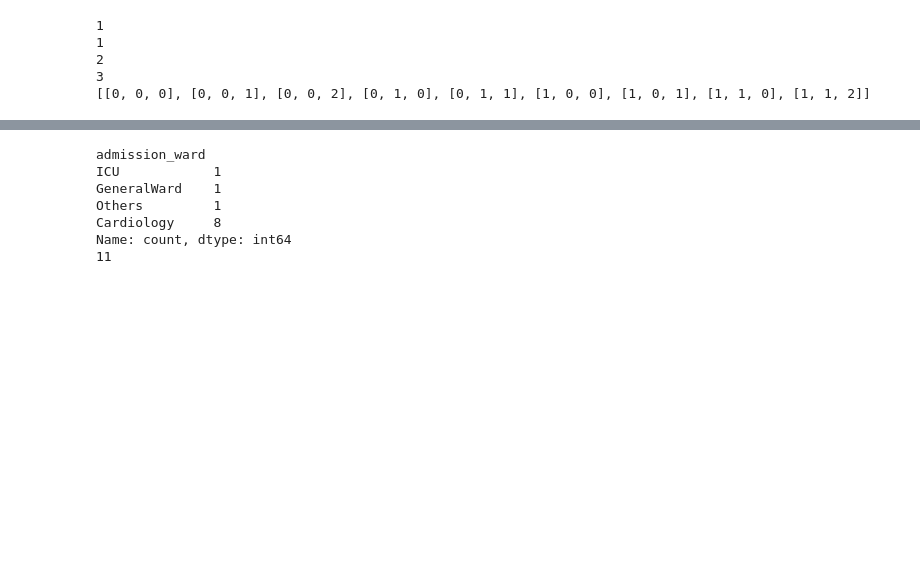
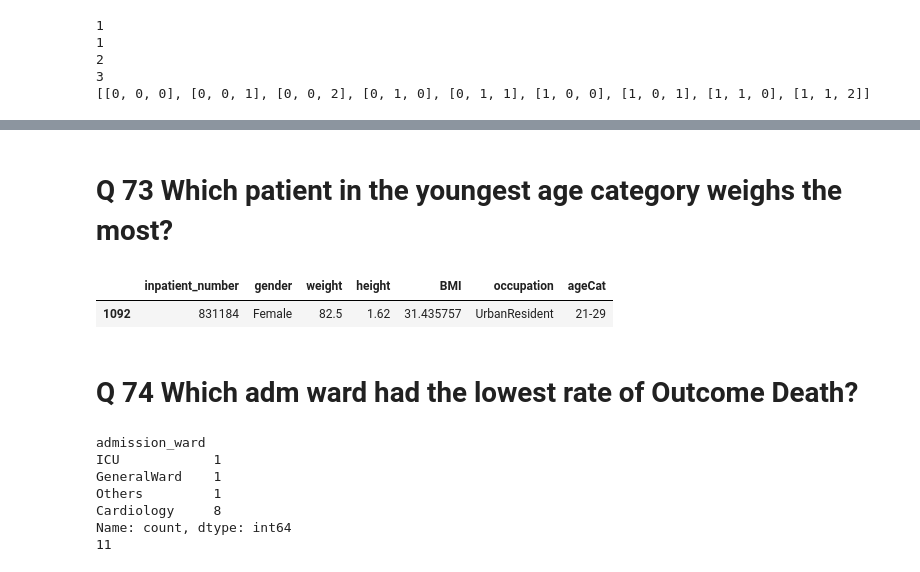
Before and after one commit to bolisettybrt/jupyterjewels-24, a Jupyter notebook: Ragini_finalcode.ipynb, the cells around one changed output, grey strips where cells are left out. Drawn from its saved outputs; the diff is of its cells as text; code cells hidden in the pictures; blank space fills up the shorter version.

```diff
--- a/Ragini_finalcode.ipynb
+++ b/Ragini_finalcode.ipynb
@@ -176,3 +203,19 @@ Result with condition:
+# %% [markdown]
+# Q 73 Which patient in the youngest age category weighs the most?
+# %%
+import pandas as pd
+data_file=("Cardiac_Outcomes.xlsx ")
+
+all_sheets=pd.read_excel(data_file,sheet_name=None)
+Demography = all_sheets['Demography']
+
+most_weight_patient = Demography[Demography['ageCat'] == Demography['ageCat'].min()].nlargest(1, 'weight')
+most_weight_patient
+# %% [output]
+|  | inpatient_number | gender | weight | height | BMI | occupation | ageCat |
+| 1092 | 831184 | Female | 82.5 | 1.62 | 31.435757 | UrbanResident | 21-29 |
+# %% [markdown]
+# Q 74 Which adm ward had the lowest rate of Outcome Death?
 # %%
 dead_data = Hospital_data[Hospital_data['outcome_during_hospitalization'] == 'Dead']
 patient_nos = dead_data['inpatient_number']
```
Also changed, not shown: parts of 11 cells of this notebook.
